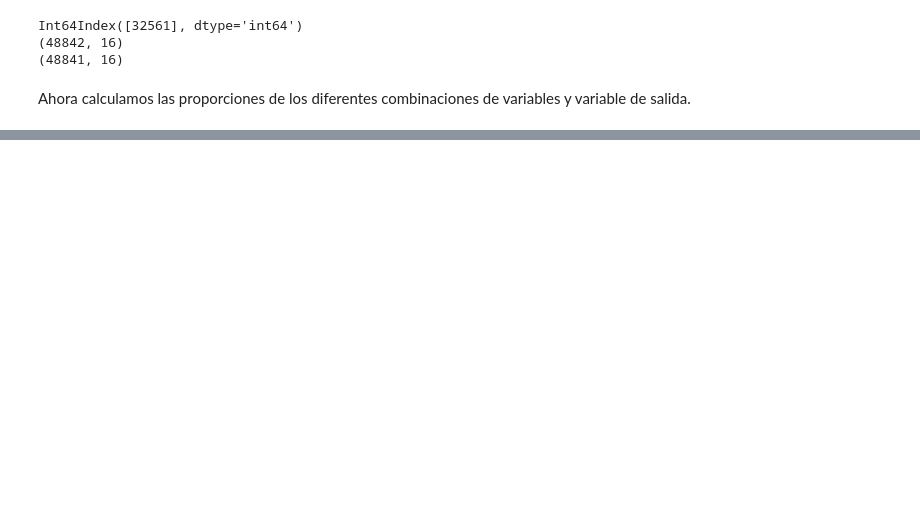
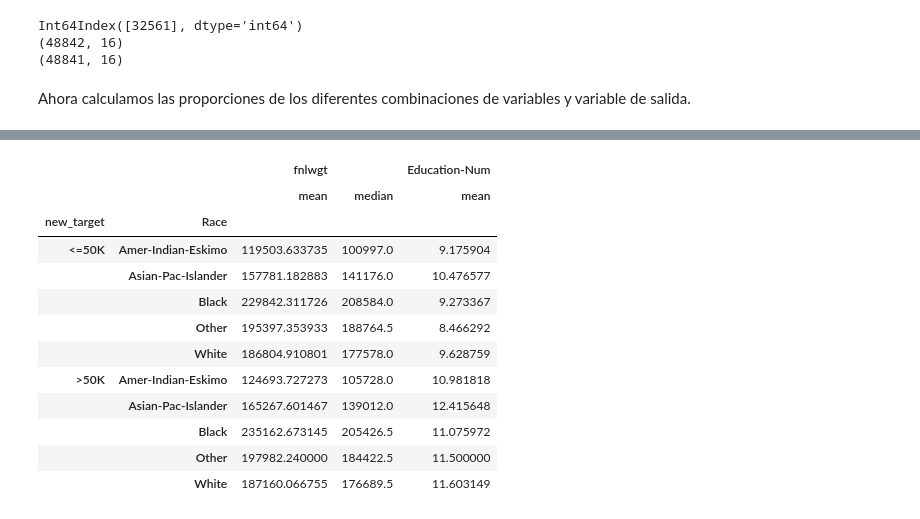
Before and after one commit to santy-gegenschatz/Entregables-Coder-Data-Science, a Jupyter notebook: Entregable 6/entregable6.ipynb, the cells around one changed output, grey strips where cells are left out. Cells and saved outputs as stored; diff of their text form; code cells hidden in the pictures; blank space fills up the shorter version.

```diff
--- a/Entregable 6/entregable6.ipynb
+++ b/Entregable 6/entregable6.ipynb
@@ -142,0 +157,17 @@ Ahora calculamos las proporciones de los diferentes combinaciones de variables y
+# %%
+df5 = df3.groupby(['new_target', 'Race']).agg({'fnlwgt' : ['mean', 'median'], 'Education-Num' : 'mean'})
+df5
+# %% [output]
+|  |  | fnlwgt |  | Education-Num |
+|  |  | mean | median | mean |
+| new_target | Race |  |  |  |
+| <=50K | Amer-Indian-Eskimo | 119503.633735 | 100997.0 | 9.175904 |
+|  | Asian-Pac-Islander | 157781.182883 | 141176.0 | 10.476577 |
+|  | Black | 229842.311726 | 208584.0 | 9.273367 |
+|  | Other | 195397.353933 | 188764.5 | 8.466292 |
+|  | White | 186804.910801 | 177578.0 | 9.628759 |
+| >50K | Amer-Indian-Eskimo | 124693.727273 | 105728.0 | 10.981818 |
+|  | Asian-Pac-Islander | 165267.601467 | 139012.0 | 12.415648 |
+|  | Black | 235162.673145 | 205426.5 | 11.075972 |
+|  | Other | 197982.240000 | 184422.5 | 11.500000 |
+|  | White | 187160.066755 | 176689.5 | 11.603149 |
```
Also changed, not shown: parts of 4 cells of this notebook, 2 other files.
